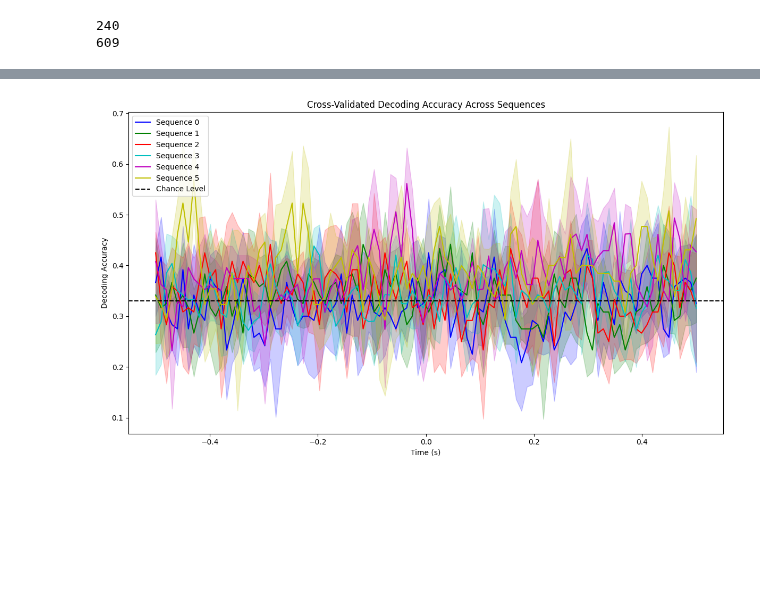
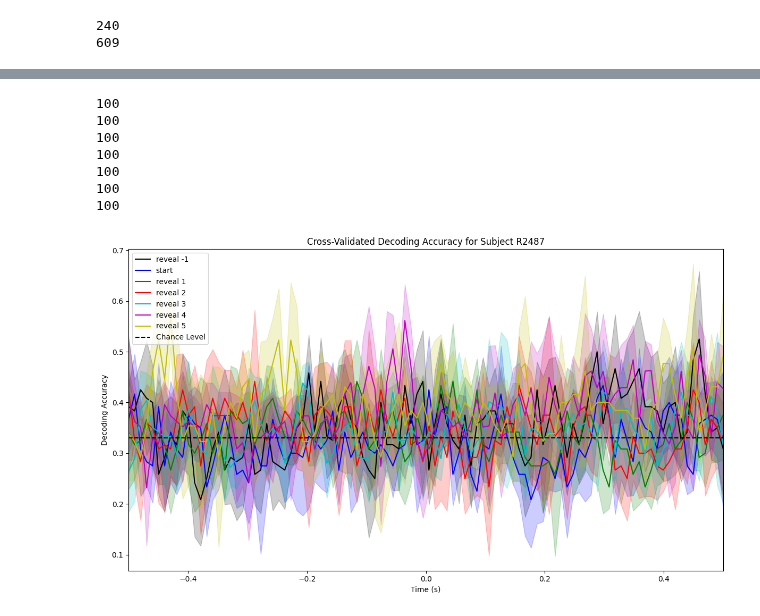
Before and after one commit to dorisyu0000/meg_decoding, a Jupyter notebook: response_lock.ipynb, the cells around one changed output, grey strips where cells are left out. Drawn from its saved outputs; the diff is of its cells as text; code cells hidden in the pictures; blank space fills up the shorter version.

Commit message:
plot

```diff
--- a/response_lock.ipynb
+++ b/response_lock.ipynb
@@ -26,7 +26,7 @@ from mne.preprocessing import ICA
 
 print(__doc__)
 data_dir = 'data_meg'
-subj = "R2487"
+subj = "R2488"
 dataqual = 'prepro' #or loc/exp
 exp = 'exp' #or exp
 dtype = "raw"
@@ -208,6 +245,15 @@ for idx, start_event in enumerate(start_events):
         reveal_red_within_trial = reveal_red_events[
             (reveal_red_events[:, 0] > start_sample) & (reveal_red_events[:, 0] < end_sample)
         ]
+        reveal_red_info.append(
+            {
+                'trial_index': start_idx,
+                'sequence_index': -1,
+                'event_sample': end_sample,
+                'time_from_start': (end_sample - start_sample) / sfreq,  # Start of the trial
+                'label': 'end'
+            }
+        )
         reveal_red_info.append({
             'trial_index': start_idx,
             'sequence_index': 0,
@@ -215,6 +261,8 @@ for idx, start_event in enumerate(start_events):
             'time_from_start': 0.0,  # Start of the trial
             'label': 'start'
         })
+
+
         # Add sequential indices to each reveal_red event
         for seq_idx, reveal_red in enumerate(reveal_red_within_trial, start=1):
 
@@ -257,5 +305,5 @@ reveal_red_info_df = pd.DataFrame(reveal_red_info)
 
 # # Display results
 # print(trial_info_df.head())
-print(reveal_red_info_df.tail())
+print(reveal_red_info_df.head())
 # %% [output]
@@ -352,7 +387,7 @@ response_locked_df['trial_label'] = response_locked_df['trial_index'].map(label_
 sequence_scores = {}
 
 # Step through each sequence index
-for seq_idx in range(6):  # Assuming sequence_index ranges from 0 to 5
+for seq_idx in range(-1,6):  # Assuming sequence_index ranges from -1 to 5
     print(f"Training Decoder for Sequence Index {seq_idx}")
 
     # Filter data for the current sequence_index
@@ -476,35 +507,45 @@ Majority vote cross-validation scores saved to 'majority_vote_scores.pkl'.
 # %%
 import matplotlib.pyplot as plt
 import numpy as np
 import pickle
 
-# Load the saved sequence_scores
-with open(f"sequence_scoresCV_{subj}.pkl", "rb") as f:
+subj = ["R2280", "R2487", "R2488", "R2490", "R2210"]
+colors = ['b', 'g', 'r', 'c', 'm', 'y', 'k']  # Colors for each sequence index
+
+plt.figure(figsize=(12, 7))
+with open(f"sequence_scoresCV_R2487.pkl", "rb") as f:
     sequence_scores = pickle.load(f)
 
-# Time axis (adjust based on the actual time points in your data)
-n_time_points = next(iter(sequence_scores.values())).shape[1]
-time_axis = np.linspace(-0.5, 0.5, n_time_points)  # Example: -0.5 to 1.0 seconds
+# Plot cross-validation results for each sequence index for a single subject
+for seq_idx, scores in sequence_scores.items():
+    # Compute mean and std across splits for the single subject
+    mean_scores = np.mean(scores, axis=0)  # Mean across splits
+    std_scores = np.std(scores, axis=0)  # Std across splits
 
-# Plot cross-validation results for each sequence index
-plt.figure(figsize=(12, 7))
-colors = ['b', 'g', 'r', 'c', 'm', 'y']  # Colors for each sequence index
+    # Time axis (adjust based on the actual time points in your data)
+    n_time_points = mean_scores.shape[0]
+    print(n_time_points)
+    time_axis = np.linspace(-0.5, 0.5, n_time_points)  # Example: -0.5 to 0.5 seconds
 
-for seq_idx, scores in sequence_scores.items():
-    mean_scores = np.mean(scores, axis=0)  # Mean accuracy across splits
-    std_scores = np.std(scores, axis=0)  # Standard deviation across splits
-
-    # Plot mean accuracy with shaded error region
-    plt.plot(time_axis, mean_scores, label=f"Sequence {seq_idx}", color=colors[seq_idx % len(colors)])
+    label_name = 'start' if seq_idx == 0 else f"reveal {seq_idx}"
+    plt.plot(time_axis, mean_scores, label=label_name, color=colors[seq_idx % len(colors)])
     plt.fill_between(time_axis, mean_scores - std_scores, mean_scores + std_scores, alpha=0.2, color=colors[seq_idx % len(colors)])
 
 # Customize the plot
 plt.axhline(0.33, color='k', linestyle='--', label='Chance Level')  # Chance level
+plt.xlim(-0.5, 0.5)
 plt.xlabel("Time (s)")
 plt.ylabel("Decoding Accuracy")
-plt.title("Cross-Validated Decoding Accuracy Across Sequences")
+plt.title("Cross-Validated Decoding Accuracy for Subject R2487")
 plt.legend()
 plt.tight_layout()
 plt.show()
 # %% [output]
+100
+100
+100
+100
+100
+100
+100
-[figure, old version]
+[figure, new version]
```
Also changed, not shown: parts of 8 cells of this notebook, 11 other files.
